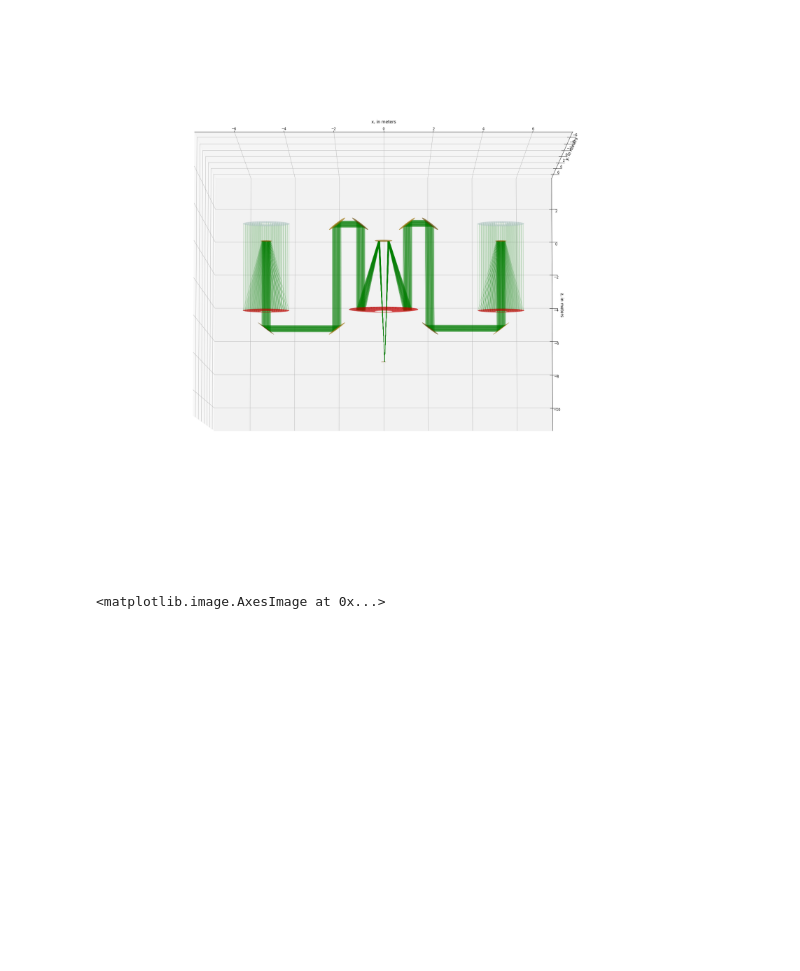
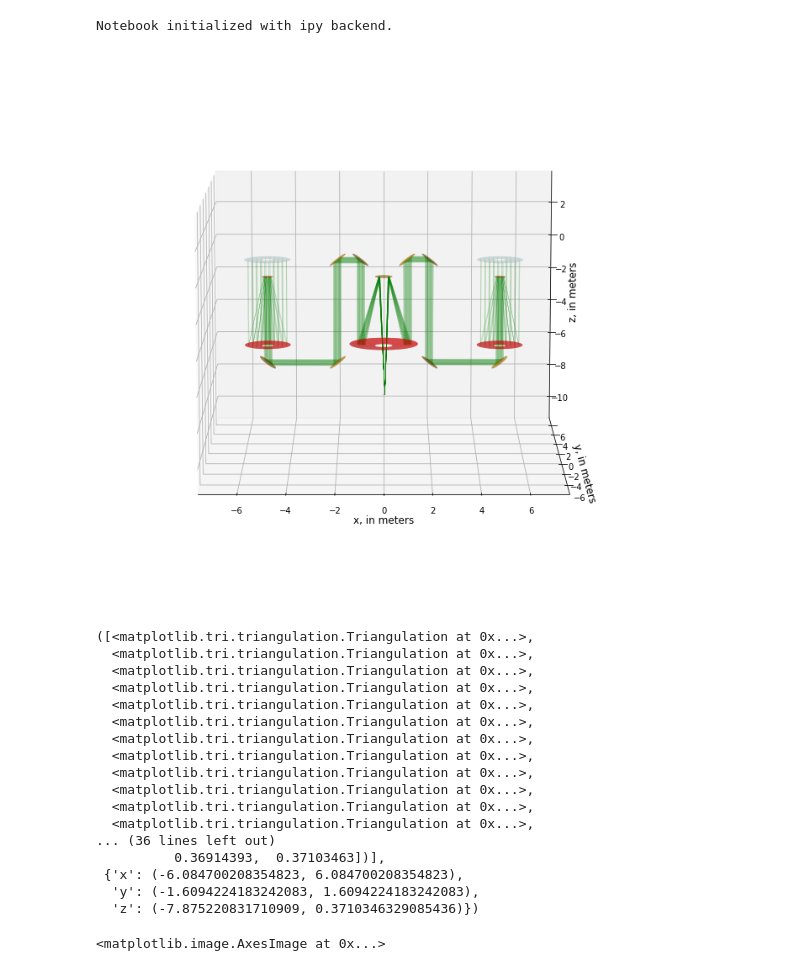
Before and after one commit to pigsboss/pimms, a Jupyter notebook: notes/raytracing.ipynb, the cells around one changed output. Cells and saved outputs as stored; diff of their text form; code cells hidden in the pictures; blank space fills up the shorter version.

```diff
--- a/notes/raytracing.ipynb
+++ b/notes/raytracing.ipynb
@@ -1,15 +1,35 @@
 # %%
 import pimms.optics as op
+from mayavi import mlab
 reload(op)
+mlab.init_notebook()
 sim=op.SIM(init_b=10., detector_a=.15)
 s=op.LightSource((np.pi,np.deg2rad(1./60.),np.inf))
-p,q=s(sim.get_entrance(), 500, 1, sampling='dizzle')
+p,q=s(sim.get_entrance(), 100, 1, sampling='dizzle')
 trace,seq=sim.trace(q,steps=10)
-fig=plt.figure(figsize=(30,30))
-ax=fig.add_subplot(111,projection='3d')
-trigs,zs,extent=sim.draw(axes=ax,draw_virtual=True,raytrace=trace,view_angles=(-5, -90))
+#fig=plt.figure(figsize=(30,30))
+#ax=fig.add_subplot(111,projection='3d')
+sim.draw(visualizer='mat',draw_virtual=True,raytrace=trace,view_angles=(10, -90))
 # %% [output]
+Notebook initialized with ipy backend.
-[figure, old version]
+[figure, new version]
+([<matplotlib.tri.triangulation.Triangulation at 0x...>,
+  <matplotlib.tri.triangulation.Triangulation at 0x...>,
+  <matplotlib.tri.triangulation.Triangulation at 0x...>,
+  <matplotlib.tri.triangulation.Triangulation at 0x...>,
+  <matplotlib.tri.triangulation.Triangulation at 0x...>,
+  <matplotlib.tri.triangulation.Triangulation at 0x...>,
+  <matplotlib.tri.triangulation.Triangulation at 0x...>,
+  <matplotlib.tri.triangulation.Triangulation at 0x...>,
+  <matplotlib.tri.triangulation.Triangulation at 0x...>,
+  <matplotlib.tri.triangulation.Triangulation at 0x...>,
+  <matplotlib.tri.triangulation.Triangulation at 0x...>,
+  <matplotlib.tri.triangulation.Triangulation at 0x...>,
+... (36 lines left out)
+          0.36914393,  0.37103463])],
+ {'x': (-6.084700208354823, 6.084700208354823),
+  'y': (-1.6094224183242083, 1.6094224183242083),
+  'z': (-7.875220831710909, 0.3710346329085436)})
 # %%
 det=sim.get_detectors()[0]
 det.photon_buffer=np.empty((0,),dtype=op.sptype)
```
Also changed, not shown: parts of 9 cells of this notebook, 1 other file.
